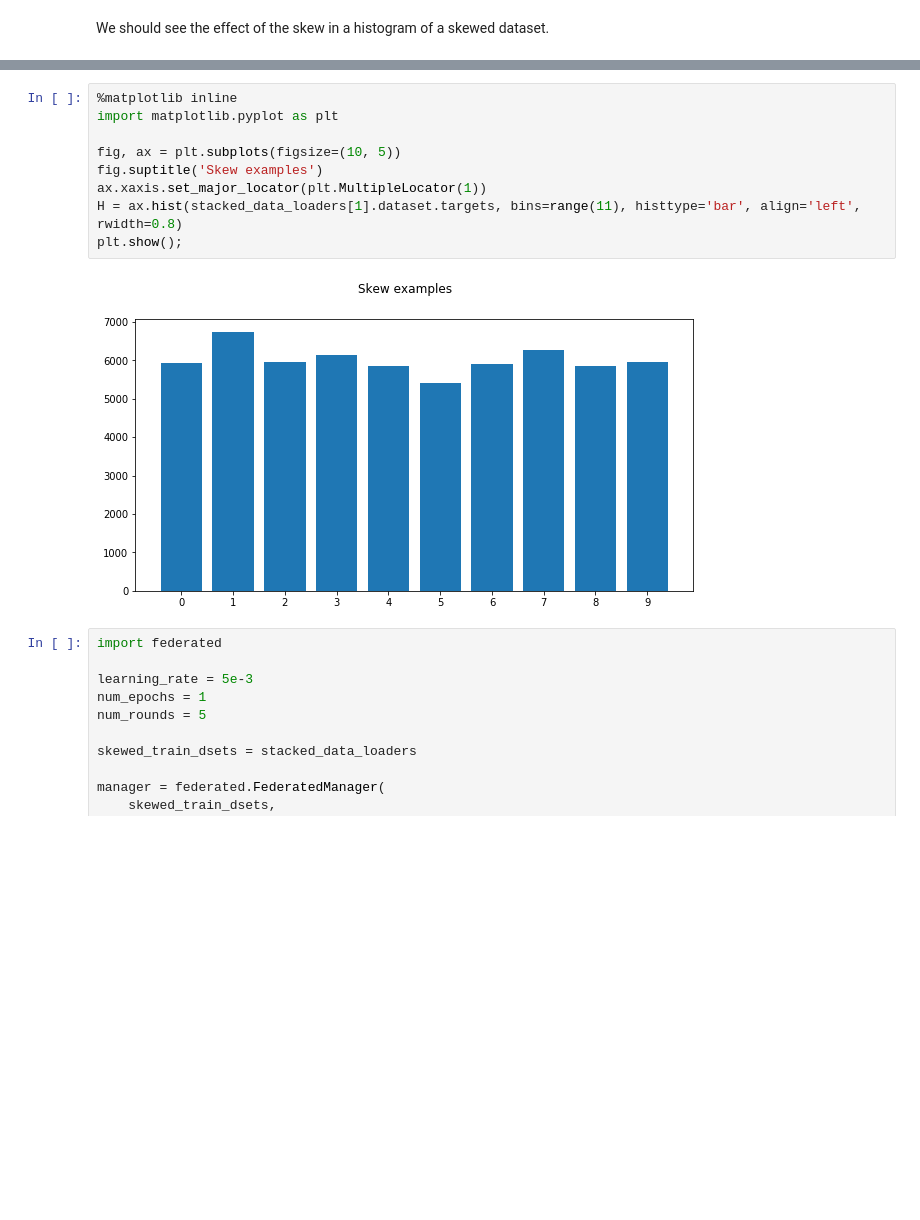
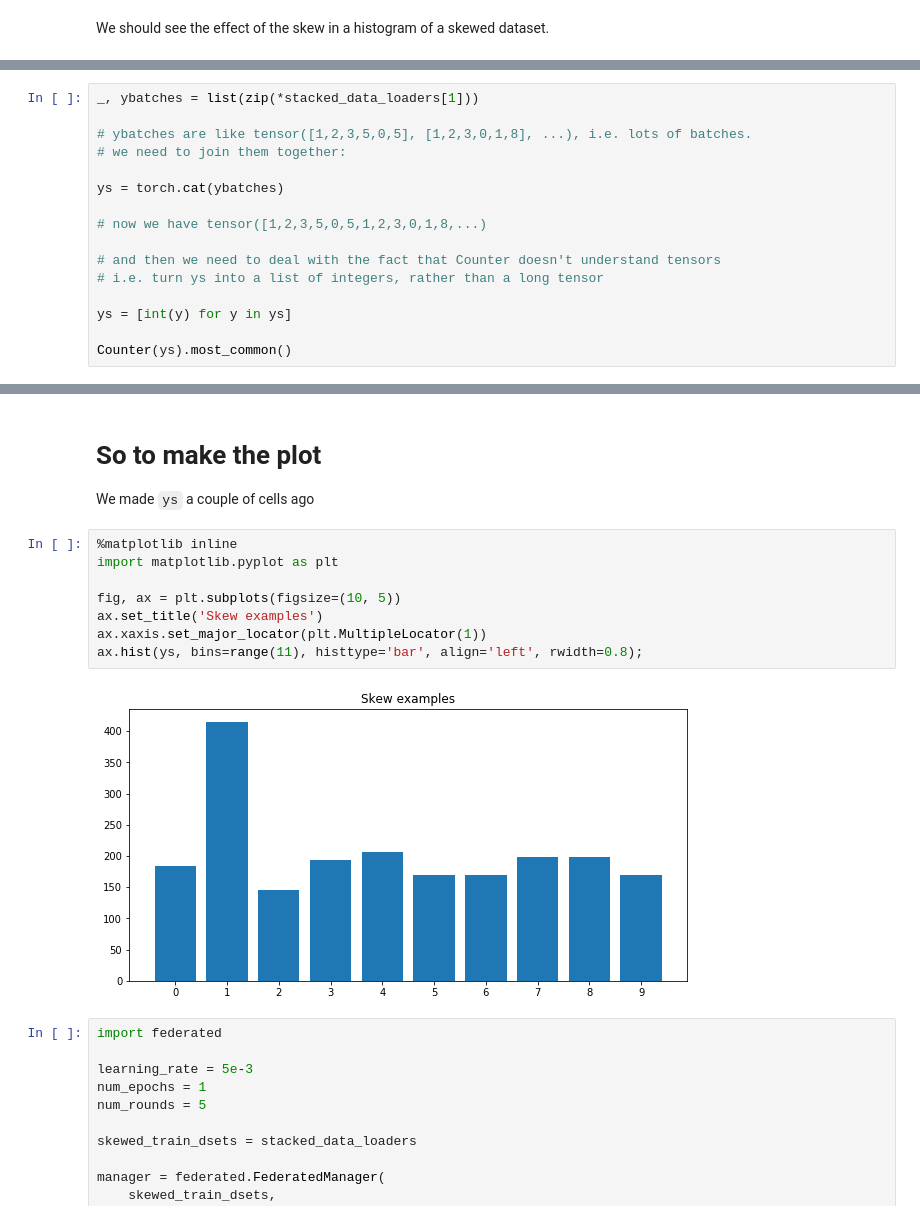
Before and after one commit to rmicallef/bfpytorch, a Jupyter notebook: MNIST-fed.ipynb, the cells around one changed output, grey strips where cells are left out. Saved outputs shown, nothing was run; the diff lists cells and outputs as text; blank space fills up the shorter version.

```diff
--- a/MNIST-fed.ipynb
+++ b/MNIST-fed.ipynb
@@ -165,0 +173,16 @@ Test:  [(1, 425), (7, 209), (2, 190), (6, 184), (9, 184), (3, 183), (8, 174), (5
+# %%
+_, ybatches = list(zip(*stacked_data_loaders[1]))
+
+# ybatches are like tensor([1,2,3,5,0,5], [1,2,3,0,1,8], ...), i.e. lots of batches.
+# we need to join them together:
+
+ys = torch.cat(ybatches)
+
+# now we have tensor([1,2,3,5,0,5,1,2,3,0,1,8,...)
+
+# and then we need to deal with the fact that Counter doesn't understand tensors
+# i.e. turn ys into a list of integers, rather than a long tensor
+
+ys = [int(y) for y in ys]
+
+Counter(ys).most_common()
@@ -166,14 +215,17 @@ Test:  [(1, 425), (7, 209), (2, 190), (6, 184), (9, 184), (3, 183), (8, 174), (5
+# %% [markdown]
+# So to make the plot
+
+We made `ys` a couple of cells ago
 # %%
 %matplotlib inline
 import matplotlib.pyplot as plt
 
 fig, ax = plt.subplots(figsize=(10, 5))
-fig.suptitle('Skew examples')
+ax.set_title('Skew examples')
 ax.xaxis.set_major_locator(plt.MultipleLocator(1))
-H = ax.hist(stacked_data_loaders[1].dataset.targets, bins=range(11), histtype='bar', align='left', rwidth=0.8)
-plt.show();
+ax.hist(ys, bins=range(11), histtype='bar', align='left', rwidth=0.8);
 # %% [output]
-[figure, old version]
+[figure, new version]
 # %%
 import federated
 
```
Also changed, not shown: parts of 8 cells of this notebook.
